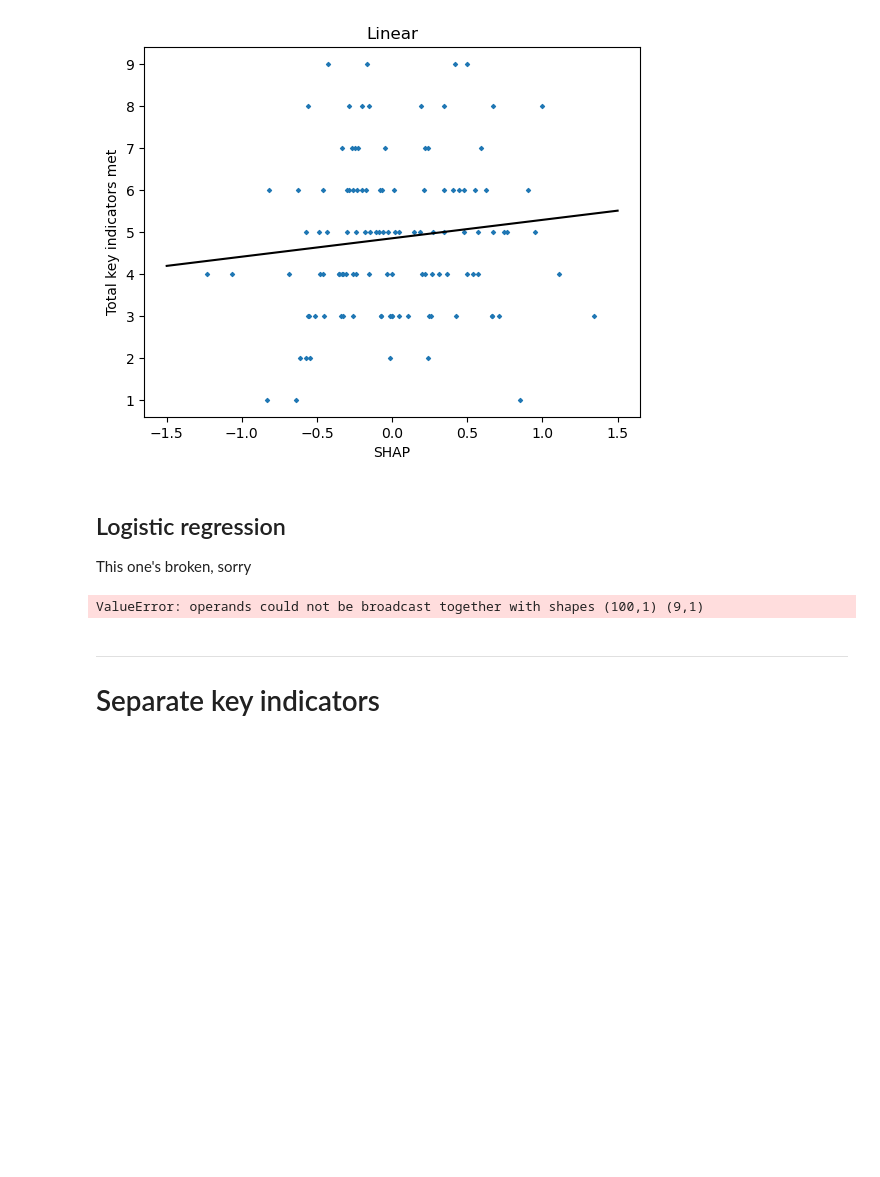
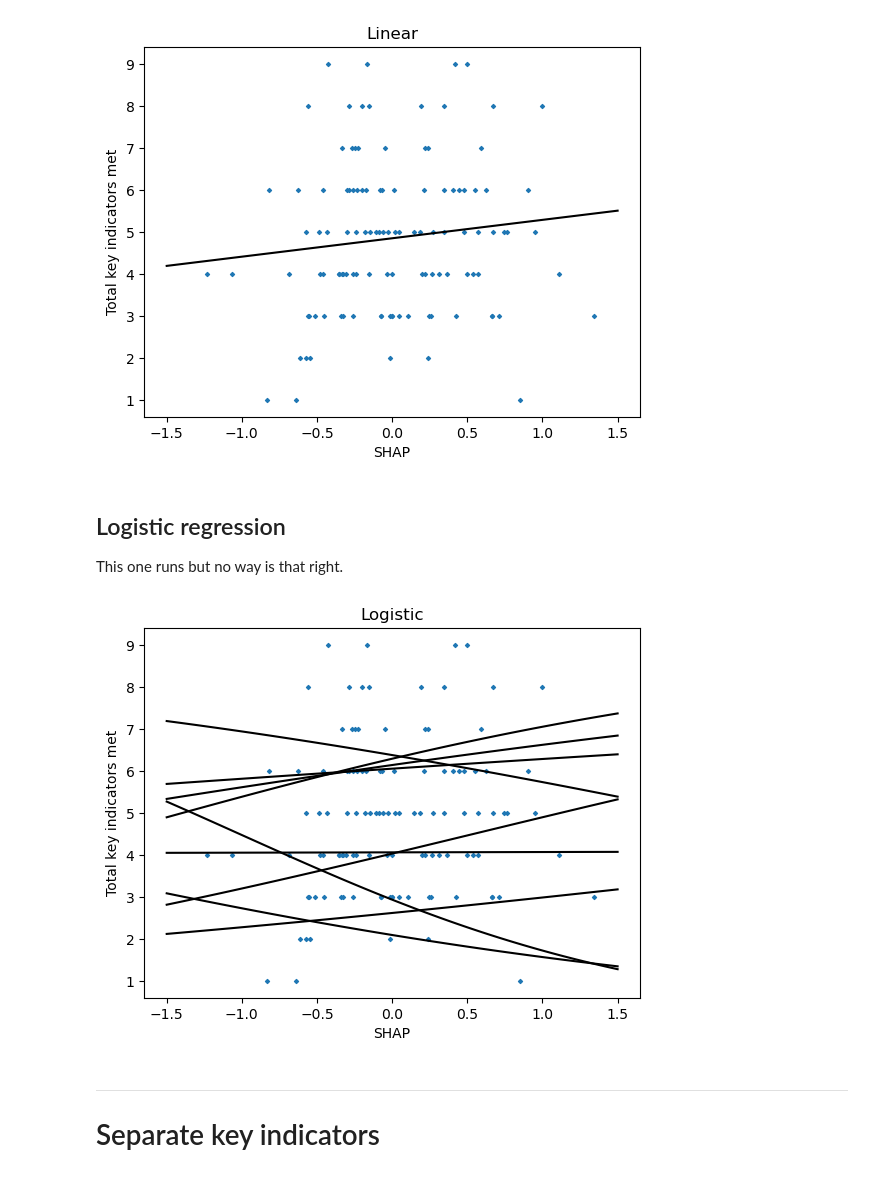
Before and after one commit to samuel-book/thrombolysis_organisational_factors, a Jupyter notebook: data_prep/4_ki_vs_shap.ipynb, the cells around one changed output. Drawn from its saved outputs; the diff is of its cells as text; code cells hidden in the pictures; blank space fills up the shorter version.

```diff
--- a/data_prep/4_ki_vs_shap.ipynb
+++ b/data_prep/4_ki_vs_shap.ipynb
@@ -146,34 +146,37 @@ plt.show()
 # %% [markdown]
 ## Logistic regression
 
-This one's broken, sorry
+This one runs but no way is that right.
 # %%
 shap_vals = df['shap_mean'].values
 
+ki_vals = df['ki_total'].values
+
+# x_values = np.array([np.linspace(-1.5, 1.5, 100) * len(set(ki_vals))])#.reshape(-1, 1)
 x_values = np.linspace(-1.5, 1.5, 100).reshape(-1, 1)
-
-ki_vals = df['ki_total'].values
 
 x = np.array(shap_vals).reshape(-1, 1)
 y = np.array(ki_vals).reshape(-1, 1)
 
 # Create logistic regression object
 clf = LogisticRegression()
 # Train the model using the training sets
 clf.fit(x, y)
 
-pred = expit(x_values * clf.coef_ + clf.intercept_).ravel()
 
 fig, ax = plt.subplots()
 ax.scatter(shap_vals, ki_vals, s=4, marker='D')
-ax.plot(x_values, pred, color='k')
+
+for i in range(len(clf.coef_)):
+    pred = expit(x_values * clf.coef_[i] + clf.intercept_[i]).ravel()
+    ax.plot(x_values, 9 * pred, color='k')  # cheating here to make the lines taller
 
 ax.set_xlabel('SHAP')
 ax.set_ylabel('Total key indicators met')
 ax.set_title('Logistic')
 plt.show()
 # %% [output]
-ValueError: operands could not be broadcast together with shapes (100,1) (9,1)
+[figure, added]
 # %% [markdown]
 ----------------
 
```
Also changed, not shown: parts of 1 cell of this notebook.
